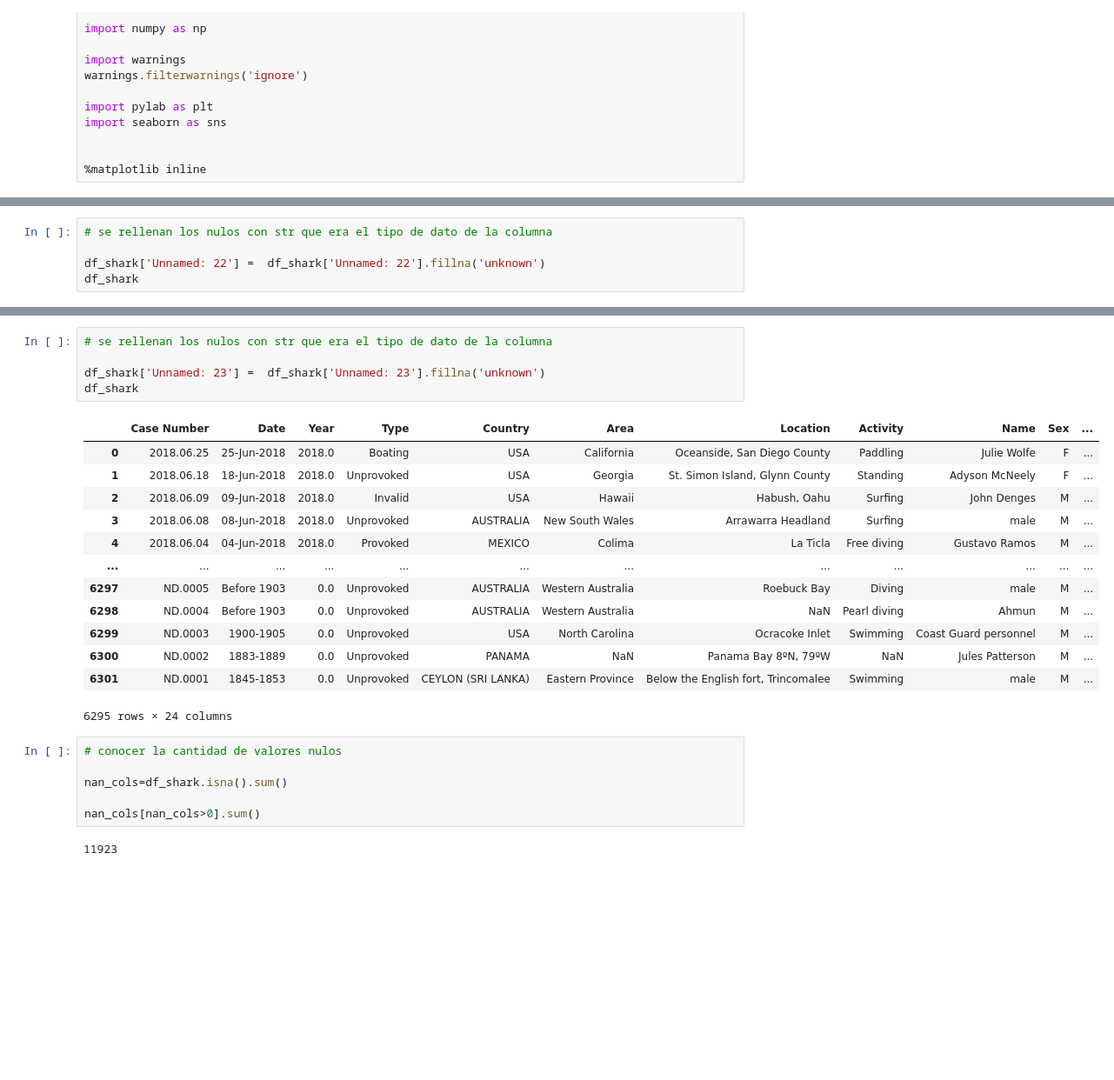
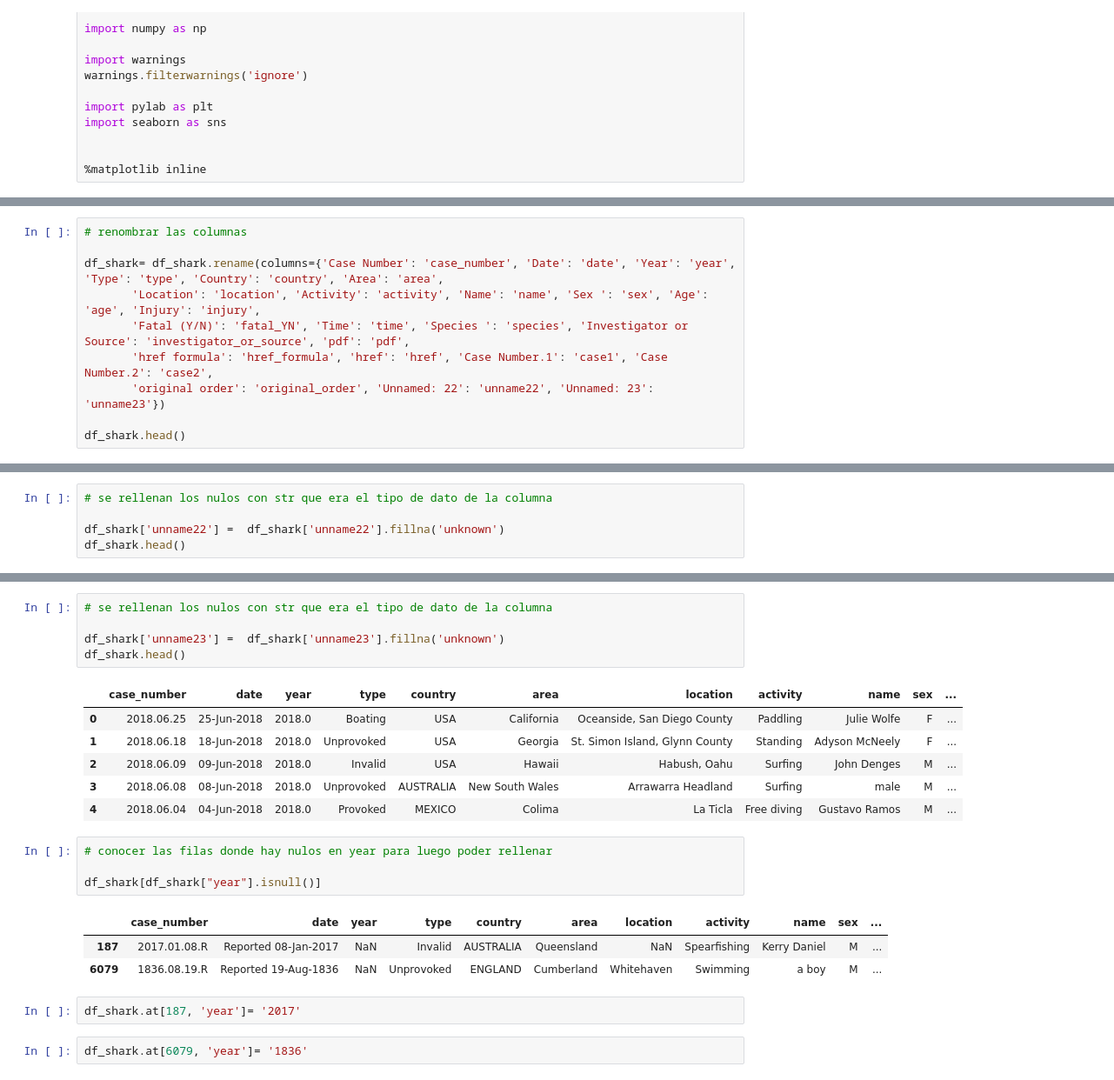
Before and after one commit to OrianAmpuero/CLEAN-PROJECT, a Jupyter notebook: PROJECT_SHARK.ipynb, the cells around one changed output, grey strips where cells are left out. Shown at 87% size. Drawn from its saved outputs; the diff is of its cells as text; blank space fills up the shorter version.

```diff
--- a/PROJECT_SHARK.ipynb
+++ b/PROJECT_SHARK.ipynb
@@ -119,0 +154,10 @@ dtype: int64
+# %%
+# renombrar las columnas
+
+df_shark= df_shark.rename(columns={'Case Number': 'case_number', 'Date': 'date', 'Year': 'year', 'Type': 'type', 'Country': 'country', 'Area': 'area',
+       'Location': 'location', 'Activity': 'activity', 'Name': 'name', 'Sex ': 'sex', 'Age': 'age', 'Injury': 'injury',
+       'Fatal (Y/N)': 'fatal_YN', 'Time': 'time', 'Species ': 'species', 'Investigator or Source': 'investigator_or_source', 'pdf': 'pdf',
+       'href formula': 'href_formula', 'href': 'href', 'Case Number.1': 'case1', 'Case Number.2': 'case2',
+       'original order': 'original_order', 'Unnamed: 22': 'unname22', 'Unnamed: 23': 'unname23'})
+
+df_shark.head()
@@ -162,6 +183,6 @@ df_shark.shape
 # %%
 # se rellenan los nulos con str que era el tipo de dato de la columna
 
-df_shark['Unnamed: 22'] =  df_shark['Unnamed: 22'].fillna('unknown')
-df_shark
+df_shark['unname22'] =  df_shark['unname22'].fillna('unknown')
+df_shark.head()
 # %% [output]
@@ -181,27 +195,24 @@ df_shark
 # %%
 # se rellenan los nulos con str que era el tipo de dato de la columna
 
-df_shark['Unnamed: 23'] =  df_shark['Unnamed: 23'].fillna('unknown')
-df_shark
+df_shark['unname23'] =  df_shark['unname23'].fillna('unknown')
+df_shark.head()
 # %% [output]
-|  | Case Number | Date | Year | Type | Country | Area | Location | Activity | Name | Sex | ... |
+|  | case_number | date | year | type | country | area | location | activity | name | sex | ... |
 | 0 | 2018.06.25 | 25-Jun-2018 | 2018.0 | Boating | USA | California | Oceanside, San Diego County | Paddling | Julie Wolfe | F | ... |
 | 1 | 2018.06.18 | 18-Jun-2018 | 2018.0 | Unprovoked | USA | Georgia | St. Simon Island, Glynn County | Standing | Adyson McNeely | F | ... |
 | 2 | 2018.06.09 | 09-Jun-2018 | 2018.0 | Invalid | USA | Hawaii | Habush, Oahu | Surfing | John Denges | M | ... |
 | 3 | 2018.06.08 | 08-Jun-2018 | 2018.0 | Unprovoked | AUSTRALIA | New South Wales | Arrawarra Headland | Surfing | male | M | ... |
 | 4 | 2018.06.04 | 04-Jun-2018 | 2018.0 | Provoked | MEXICO | Colima | La Ticla | Free diving | Gustavo Ramos | M | ... |
-| ... | ... | ... | ... | ... | ... | ... | ... | ... | ... | ... | ... |
-| 6297 | ND.0005 | Before 1903 | 0.0 | Unprovoked | AUSTRALIA | Western Australia | Roebuck Bay | Diving | male | M | ... |
-| 6298 | ND.0004 | Before 1903 | 0.0 | Unprovoked | AUSTRALIA | Western Australia | NaN | Pearl diving | Ahmun | M | ... |
-| 6299 | ND.0003 | 1900-1905 | 0.0 | Unprovoked | USA | North Carolina | Ocracoke Inlet | Swimming | Coast Guard personnel | M | ... |
-| 6300 | ND.0002 | 1883-1889 | 0.0 | Unprovoked | PANAMA | NaN | Panama Bay 8ºN, 79ºW | NaN | Jules Patterson | M | ... |
-| 6301 | ND.0001 | 1845-1853 | 0.0 | Unprovoked | CEYLON (SRI LANKA) | Eastern Province | Below the English fort, Trincomalee | Swimming | male | M | ... |
-6295 rows × 24 columns
-# %%
-# conocer la cantidad de valores nulos
-
-nan_cols=df_shark.isna().sum()
-
-nan_cols[nan_cols>0].sum()
-# %% [output]
-11923
+# %%
+# conocer las filas donde hay nulos en year para luego poder rellenar
+
+df_shark[df_shark["year"].isnull()]
+# %% [output]
+|  | case_number | date | year | type | country | area | location | activity | name | sex | ... |
+| 187 | 2017.01.08.R | Reported 08-Jan-2017 | NaN | Invalid | AUSTRALIA | Queensland | NaN | Spearfishing | Kerry Daniel | M | ... |
+| 6079 | 1836.08.19.R | Reported 19-Aug-1836 | NaN | Unprovoked | ENGLAND | Cumberland | Whitehaven | Swimming | a boy | M | ... |
+# %%
+df_shark.at[187, 'year']= '2017'
+# %%
+df_shark.at[6079, 'year']= '1836'
```
Also changed, not shown: parts of 18 cells of this notebook.
